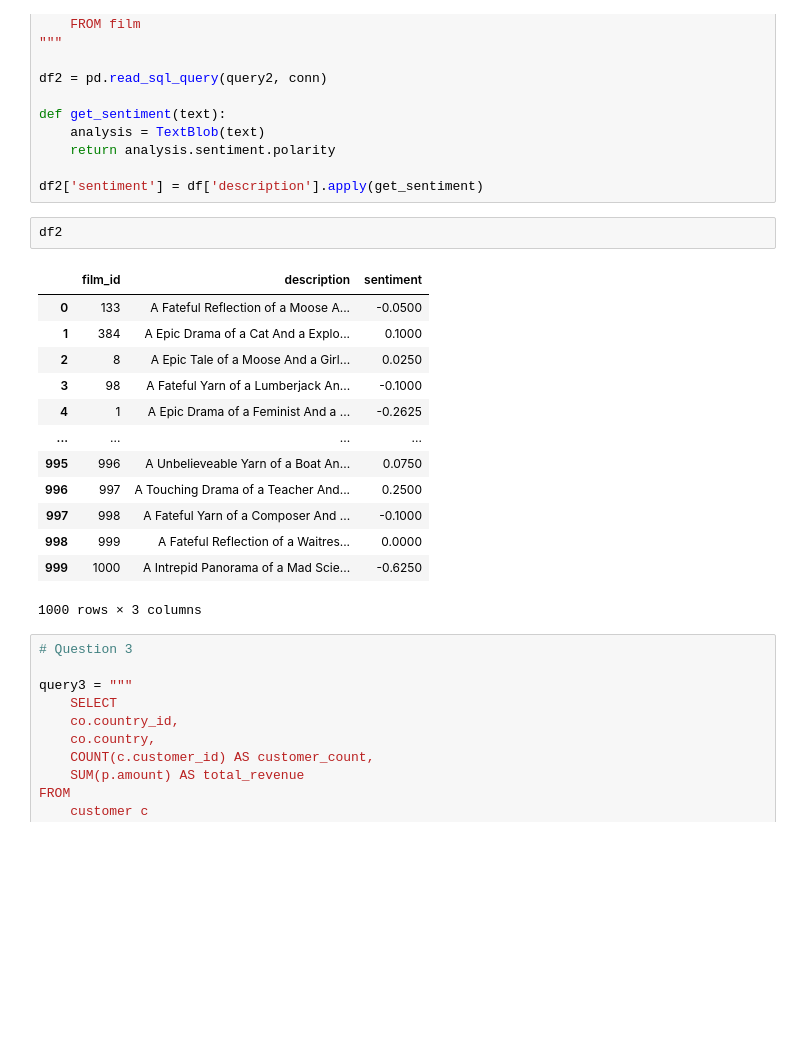
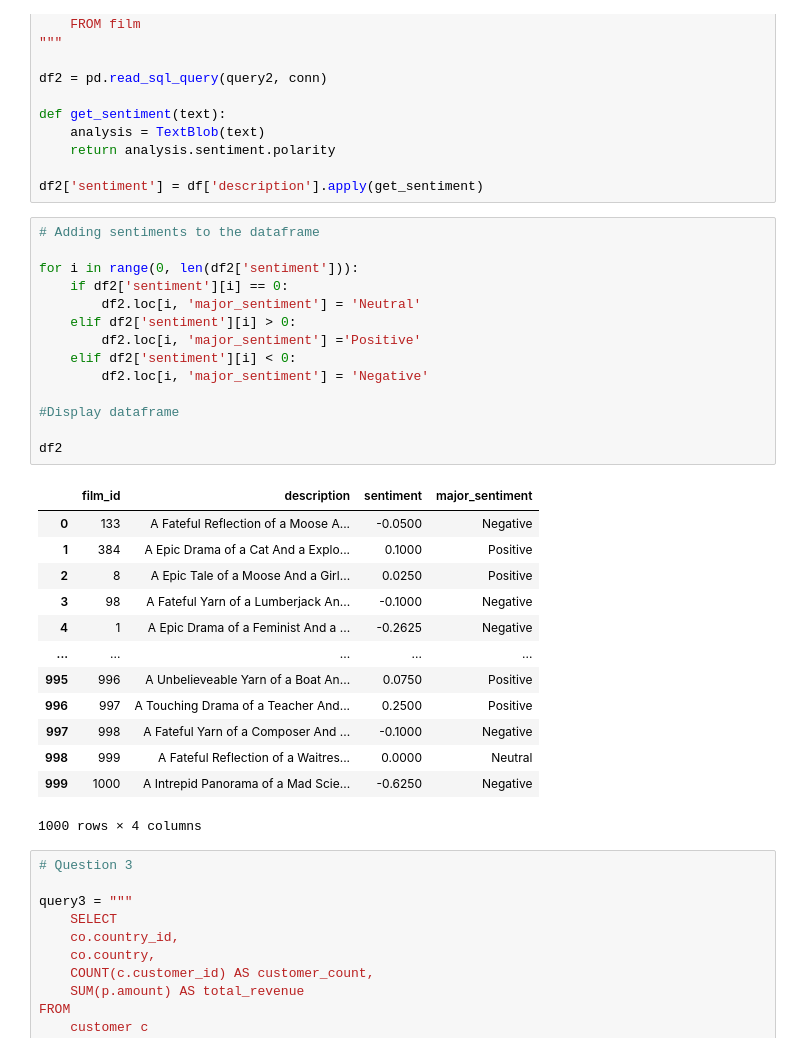
Before and after one commit to z-zamzam/dvd_rental_analysis, a Jupyter notebook: assignment1.ipynb, the cells around one changed output. Cells and saved outputs as stored; diff of their text form; blank space fills up the shorter version.

```diff
--- a/assignment1.ipynb
+++ b/assignment1.ipynb
@@ -57,21 +75,33 @@ def get_sentiment(text):
 
 df2['sentiment'] = df['description'].apply(get_sentiment)
 # %%
+# Adding sentiments to the dataframe
+
+for i in range(0, len(df2['sentiment'])):
+    if df2['sentiment'][i] == 0:
+        df2.loc[i, 'major_sentiment'] = 'Neutral'
+    elif df2['sentiment'][i] > 0:
+        df2.loc[i, 'major_sentiment'] ='Positive'
+    elif df2['sentiment'][i] < 0:
+        df2.loc[i, 'major_sentiment'] = 'Negative'
+
+#Display dataframe
+
 df2
 # %% [output]
-|  | film_id | description | sentiment |
-| 0 | 133 | A Fateful Reflection of a Moose A... | -0.0500 |
-| 1 | 384 | A Epic Drama of a Cat And a Explo... | 0.1000 |
-| 2 | 8 | A Epic Tale of a Moose And a Girl... | 0.0250 |
-| 3 | 98 | A Fateful Yarn of a Lumberjack An... | -0.1000 |
-| 4 | 1 | A Epic Drama of a Feminist And a ... | -0.2625 |
-| ... | ... | ... | ... |
-| 995 | 996 | A Unbelieveable Yarn of a Boat An... | 0.0750 |
-| 996 | 997 | A Touching Drama of a Teacher And... | 0.2500 |
-| 997 | 998 | A Fateful Yarn of a Composer And ... | -0.1000 |
-| 998 | 999 | A Fateful Reflection of a Waitres... | 0.0000 |
-| 999 | 1000 | A Intrepid Panorama of a Mad Scie... | -0.6250 |
+|  | film_id | description | sentiment | major_sentiment |
+| 0 | 133 | A Fateful Reflection of a Moose A... | -0.0500 | Negative |
+| 1 | 384 | A Epic Drama of a Cat And a Explo... | 0.1000 | Positive |
+| 2 | 8 | A Epic Tale of a Moose And a Girl... | 0.0250 | Positive |
+| 3 | 98 | A Fateful Yarn of a Lumberjack An... | -0.1000 | Negative |
+| 4 | 1 | A Epic Drama of a Feminist And a ... | -0.2625 | Negative |
+| ... | ... | ... | ... | ... |
+| 995 | 996 | A Unbelieveable Yarn of a Boat An... | 0.0750 | Positive |
+| 996 | 997 | A Touching Drama of a Teacher And... | 0.2500 | Positive |
+| 997 | 998 | A Fateful Yarn of a Composer And ... | -0.1000 | Negative |
+| 998 | 999 | A Fateful Reflection of a Waitres... | 0.0000 | Neutral |
+| 999 | 1000 | A Intrepid Panorama of a Mad Scie... | -0.6250 | Negative |
-1000 rows × 3 columns
+1000 rows × 4 columns
 # %%
 # Question 3
 
```
Also changed, not shown: parts of 6 cells of this notebook.
